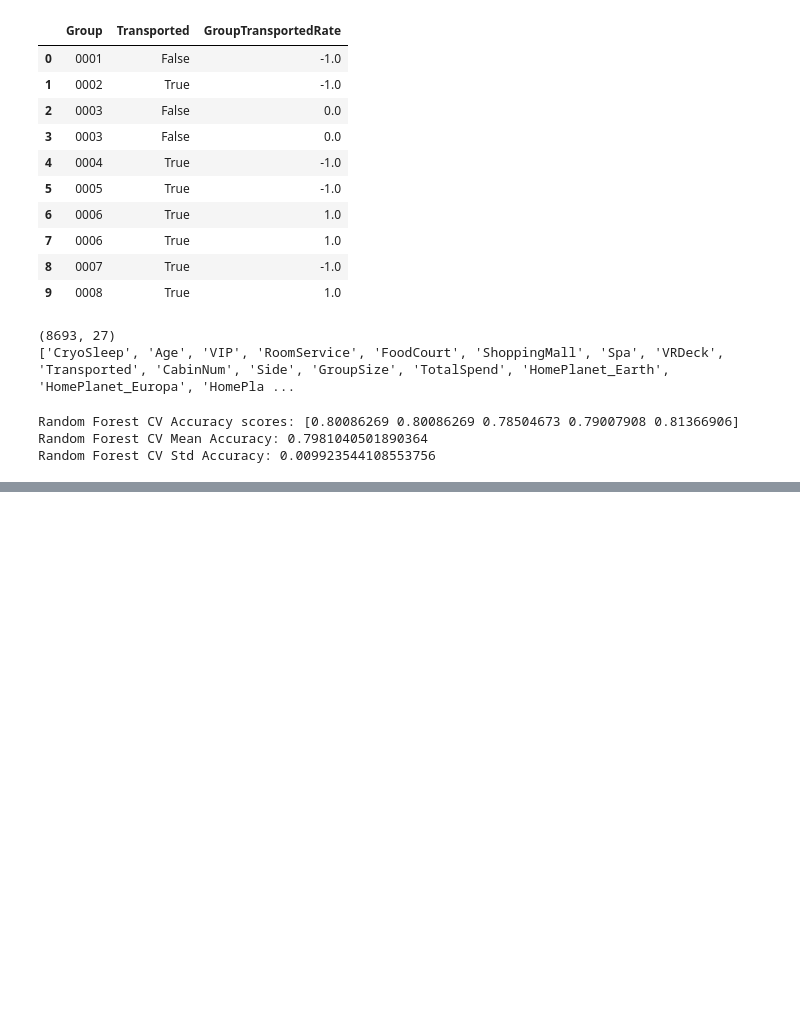
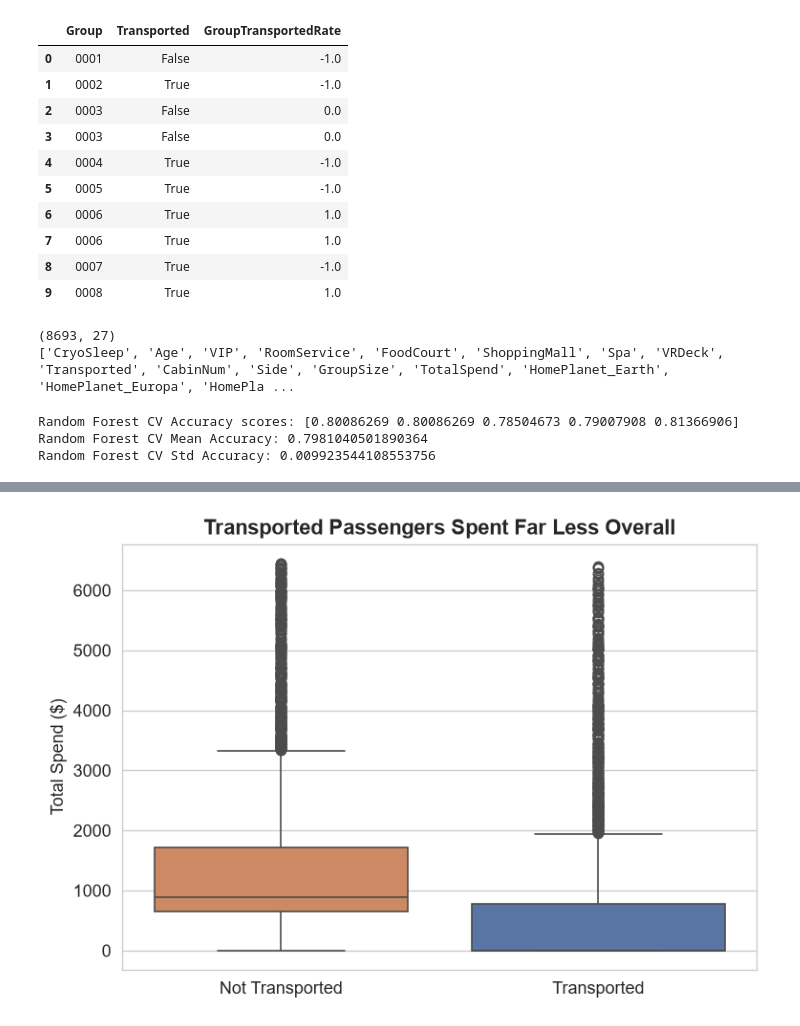
Before and after one commit to Lavanyas-19/payoda-ml-assignment, a Jupyter notebook: p1-spaceship-titanic/p1_spaceship_titanic.ipynb, the cells around one changed output, grey strips where cells are left out. Cells and saved outputs as stored; diff of their text form; code cells hidden in the pictures; blank space fills up the shorter version.

```diff
--- a/p1-spaceship-titanic/p1_spaceship_titanic.ipynb
+++ b/p1-spaceship-titanic/p1_spaceship_titanic.ipynb
@@ -618,0 +684,17 @@ Random Forest CV Std Accuracy: 0.009923544108553756
+# %%
+plt.figure(figsize=(6.5, 4.5))
+
+plot_data = train[train['TotalSpend'] < train['TotalSpend'].quantile(0.95)]
+
+ax = sns.boxplot(data=plot_data, x='Transported', y='TotalSpend', hue='Transported', palette=['#DD8452', '#4C72B0'], legend=False)
+
+ax.set_xticklabels(['Not Transported', 'Transported'])
+ax.set_xlabel('')
+ax.set_ylabel('Total Spend ($)')
+ax.set_title('Transported Passengers Spent Far Less Overall', fontsize=13, fontweight='bold')
+
+plt.tight_layout()
+plt.savefig('plot3_totalspend.png', dpi=150, bbox_inches='tight')
+plt.show()
+# %% [output]
+[figure, added]
```
Also changed, not shown: parts of 6 cells of this notebook, 4 other files.
